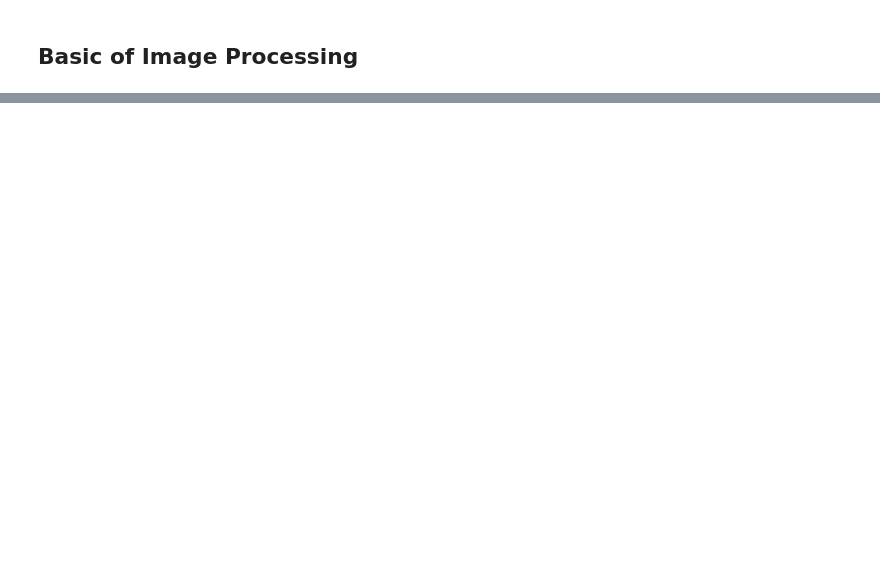
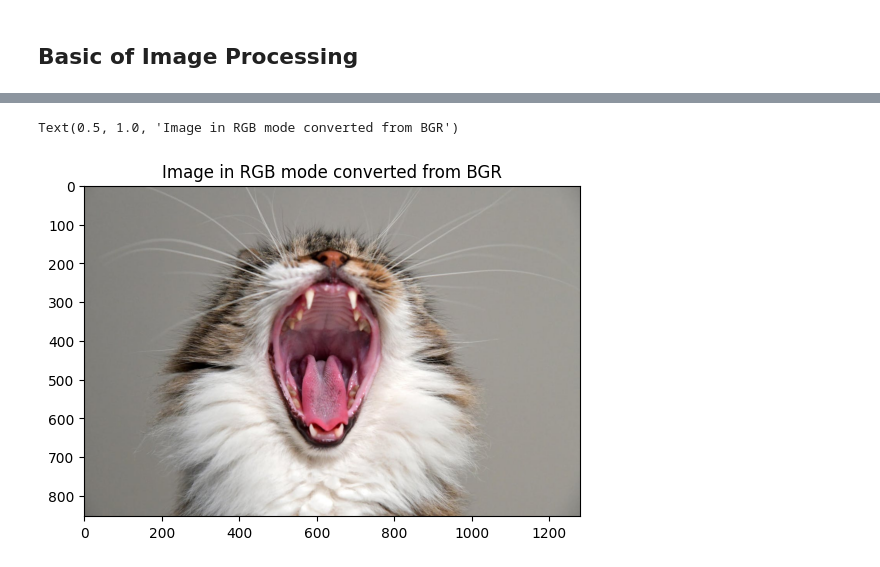
Before and after one commit to kazrkb/iub-imgpros-class-01, a Jupyter notebook: c-1.ipynb, the cells around one changed output, grey strips where cells are left out. Drawn from its saved outputs; the diff is of its cells as text; code cells hidden in the pictures; blank space fills up the shorter version.

Commit message:
converted BGR to RGB

```diff
--- a/c-1.ipynb
+++ b/c-1.ipynb
@@ -16,0 +30,8 @@ plt.show()
+# %%
+im = cv2.imread(img_path)
+im_rgb = cv2.cvtColor(im, cv2.COLOR_BGR2RGB)
+plt.imshow(im_rgb)
+plt.title("Image in RGB mode converted from BGR")
+# %% [output]
+Text(0.5, 1.0, 'Image in RGB mode converted from BGR')
+[figure, added]
```
Also changed, not shown: parts of 3 cells of this notebook.
